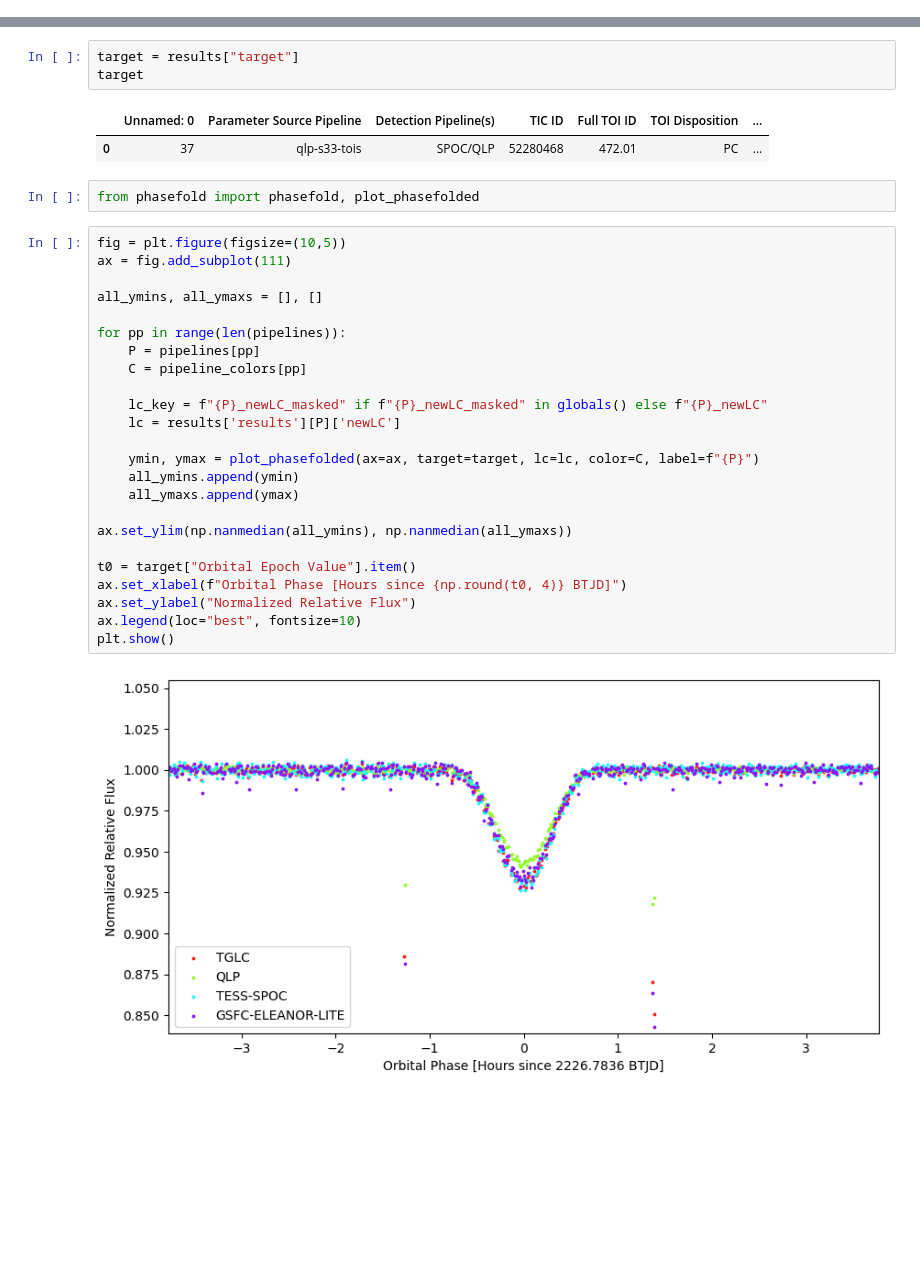
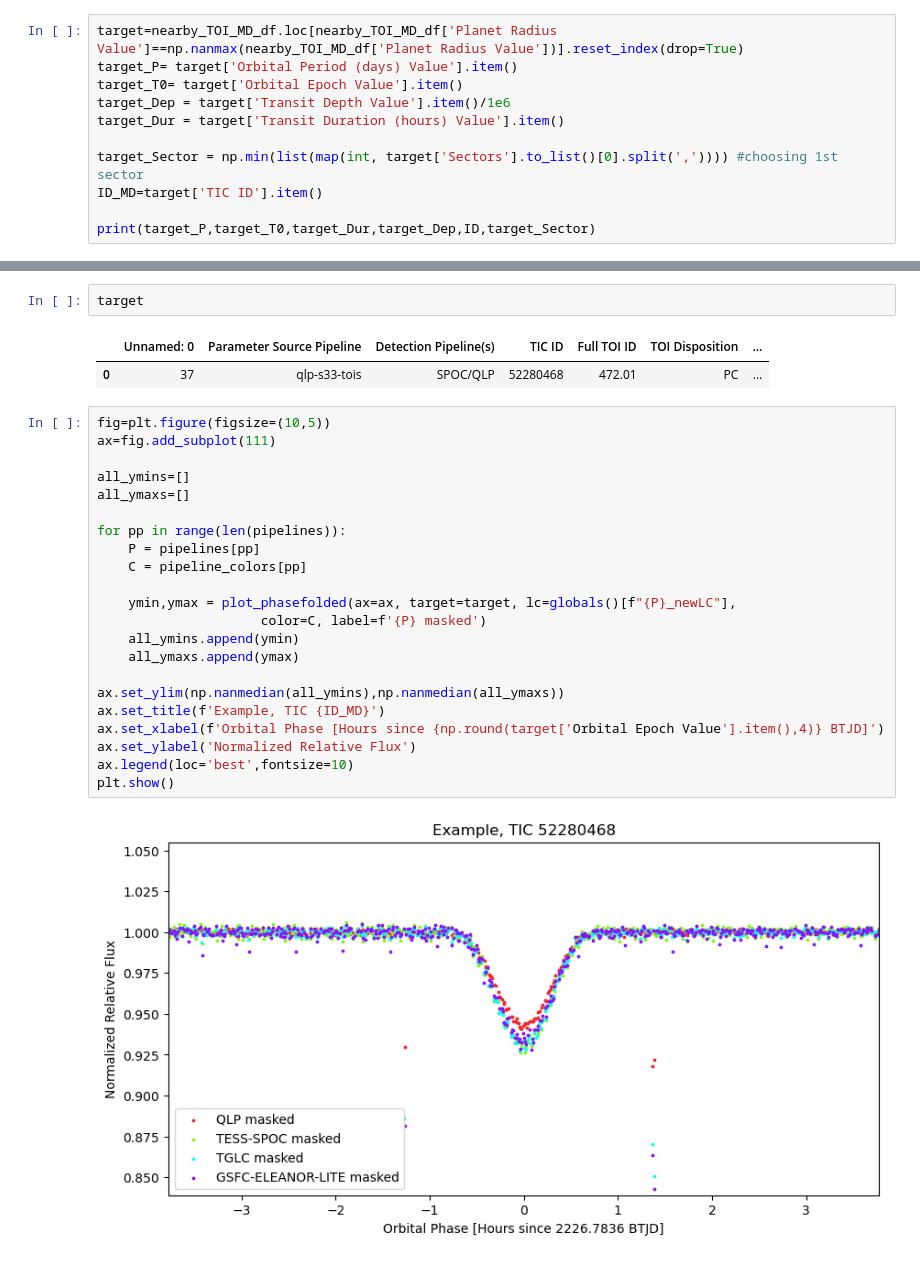
Before and after one commit to madelinejmg/project2026, a Jupyter notebook: main/NEMESIS_SPOC_QLP_TGLC_comparisons.ipynb, the cells around one changed output, grey strips where cells are left out. Saved outputs shown, nothing was run; the diff lists cells and outputs as text; blank space fills up the shorter version.

```diff
--- a/main/NEMESIS_SPOC_QLP_TGLC_comparisons.ipynb
+++ b/main/NEMESIS_SPOC_QLP_TGLC_comparisons.ipynb
@@ -190,0 +177,11 @@ Selected product row:
+# %%
+target=nearby_TOI_MD_df.loc[nearby_TOI_MD_df['Planet Radius Value']==np.nanmax(nearby_TOI_MD_df['Planet Radius Value'])].reset_index(drop=True)
+target_P= target['Orbital Period (days) Value'].item()
+target_T0= target['Orbital Epoch Value'].item()
+target_Dep = target['Transit Depth Value'].item()/1e6
+target_Dur = target['Transit Duration (hours) Value'].item()
+
+target_Sector = np.min(list(map(int, target['Sectors'].to_list()[0].split(',')))) #choosing 1st sector
+ID_MD=target['TIC ID'].item()
+
+print(target_P,target_T0,target_Dur,target_Dep,ID,target_Sector)
@@ -191,34 +224,29 @@ Selected product row:
 # %%
-target = results["target"]
 target
 # %% [output]
 |  | Unnamed: 0 | Parameter Source Pipeline | Detection Pipeline(s) | TIC ID | Full TOI ID | TOI Disposition | ... |
 | 0 | 37 | qlp-s33-tois | SPOC/QLP | 52280468 | 472.01 | PC | ... |
-# %%
-from phasefold import phasefold, plot_phasefolded
 # %%
-fig = plt.figure(figsize=(10,5))
-ax = fig.add_subplot(111)
+fig=plt.figure(figsize=(10,5))
+ax=fig.add_subplot(111)
 
-all_ymins, all_ymaxs = [], []
+all_ymins=[]
+all_ymaxs=[]
 
 for pp in range(len(pipelines)):
     P = pipelines[pp]
     C = pipeline_colors[pp]
 
-    lc_key = f"{P}_newLC_masked" if f"{P}_newLC_masked" in globals() else f"{P}_newLC"
-    lc = results['results'][P]['newLC']
-
-    ymin, ymax = plot_phasefolded(ax=ax, target=target, lc=lc, color=C, label=f"{P}")
+    ymin,ymax = plot_phasefolded(ax=ax, target=target, lc=globals()[f"{P}_newLC"],
+                     color=C, label=f'{P} masked')
     all_ymins.append(ymin)
     all_ymaxs.append(ymax)
 
-ax.set_ylim(np.nanmedian(all_ymins), np.nanmedian(all_ymaxs))
-
-t0 = target["Orbital Epoch Value"].item()
-ax.set_xlabel(f"Orbital Phase [Hours since {np.round(t0, 4)} BTJD]")
-ax.set_ylabel("Normalized Relative Flux")
-ax.legend(loc="best", fontsize=10)
+ax.set_ylim(np.nanmedian(all_ymins),np.nanmedian(all_ymaxs))
+ax.set_title(f'Example, TIC {ID_MD}')
+ax.set_xlabel(f'Orbital Phase [Hours since {np.round(target['Orbital Epoch Value'].item(),4)} BTJD]')
+ax.set_ylabel('Normalized Relative Flux')
+ax.legend(loc='best',fontsize=10)
 plt.show()
 # %% [output]
-[figure, old version]
+[figure, new version]
```
Also changed, not shown: parts of 53 cells of this notebook, 29 other files.
